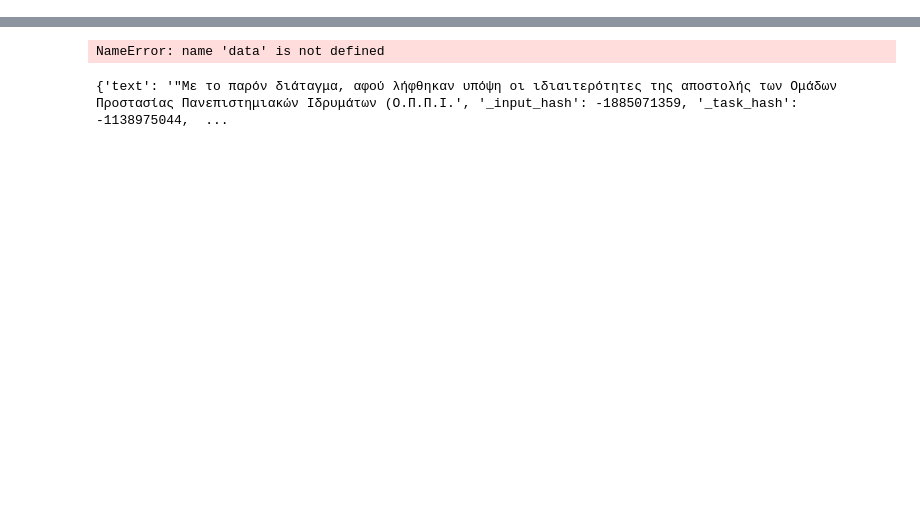
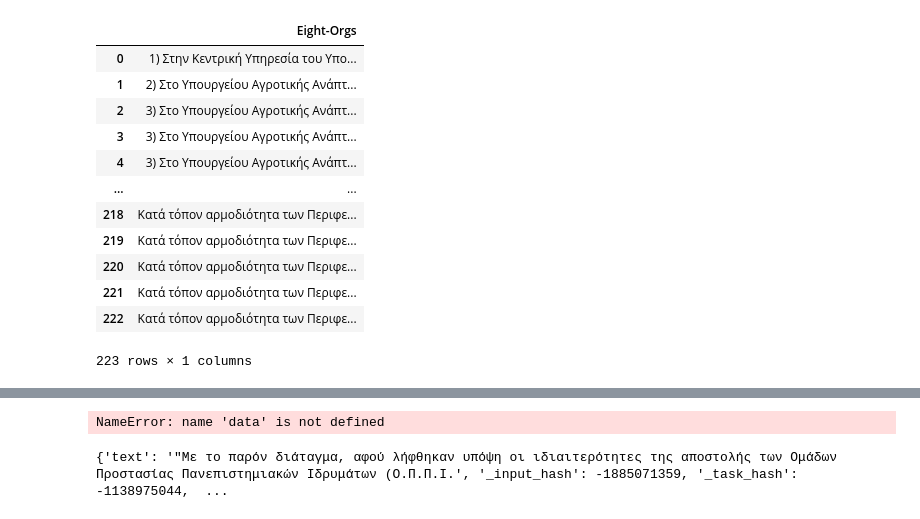
Before and after one commit to dorg-ihu/gg-extraction-2022, a Jupyter notebook: tools/CSV to Pandas to TXT (extra JSON).ipynb, the cells around one changed output, grey strips where cells are left out. Cells and saved outputs as stored; diff of their text form; code cells hidden in the pictures; blank space fills up the shorter version.

```diff
--- a/tools/CSV to Pandas to TXT (extra JSON).ipynb
+++ b/tools/CSV to Pandas to TXT (extra JSON).ipynb
@@ -1,3 +1,19 @@
 # %%
 import pandas as pd
-df = pd.read_csv('/Users/alexmichailidis/gg-extraction-2022/data/final_kodiko_data.csv')
+df = pd.read_csv('/Users/alexmichailidis/gg-extraction-2022/data/ER/er-eight-orgs.csv', on_bad_lines='skip')
+# %%
+df
+# %% [output]
+|  | Eight-Orgs |
+| 0 | 1) Στην Κεντρική Υπηρεσία του Υπο... |
+| 1 | 2) Στο Υπουργείου Αγροτικής Ανάπτ... |
+| 2 | 3) Στο Υπουργείου Αγροτικής Ανάπτ... |
+| 3 | 3) Στο Υπουργείου Αγροτικής Ανάπτ... |
+| 4 | 3) Στο Υπουργείου Αγροτικής Ανάπτ... |
+| ... | ... |
+| 218 | Κατά τόπον αρμοδιότητα των Περιφε... |
+| 219 | Κατά τόπον αρμοδιότητα των Περιφε... |
+| 220 | Κατά τόπον αρμοδιότητα των Περιφε... |
+| 221 | Κατά τόπον αρμοδιότητα των Περιφε... |
+| 222 | Κατά τόπον αρμοδιότητα των Περιφε... |
+223 rows × 1 columns
```
Also changed, not shown: parts of 4 cells of this notebook, 2 other files.
